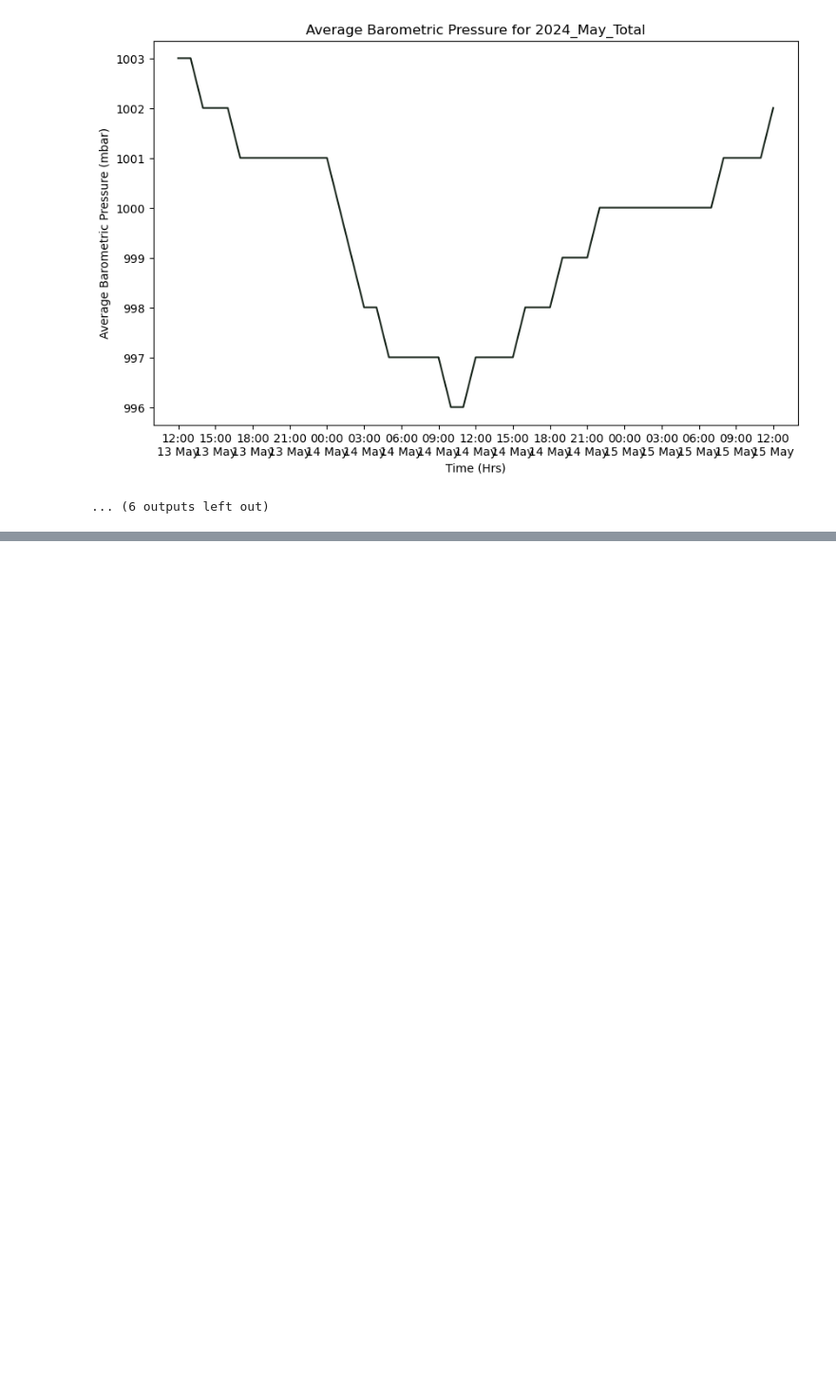
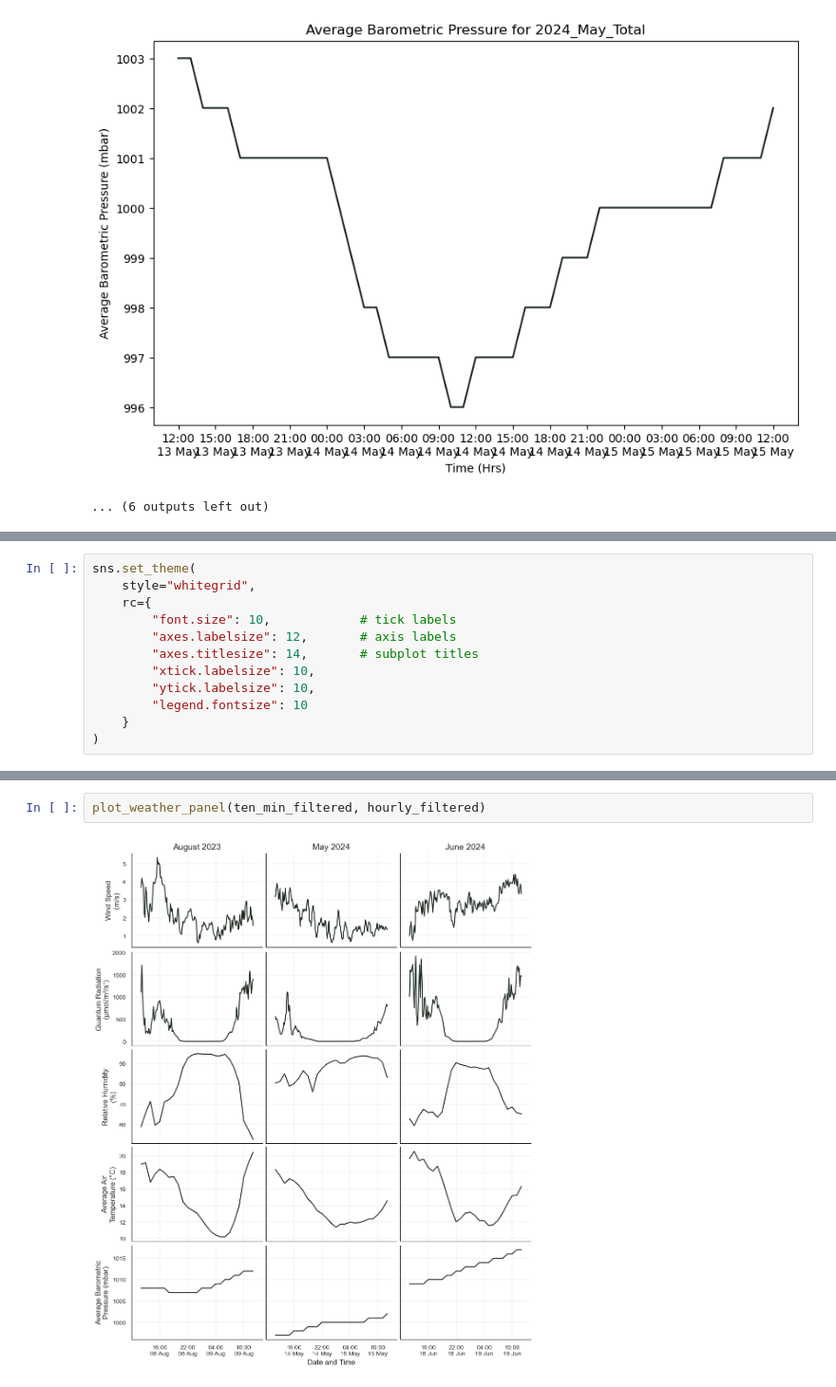
Before and after one commit to Mia-FGB/24hr_analysis, a Jupyter notebook: weather_plots.ipynb, the cells around one changed output, grey strips where cells are left out. Shown at 95% size. Drawn from its saved outputs; the diff is of its cells as text; blank space fills up the shorter version.

Commit message:
Creating a panel weather plot to match the pathogen one

```diff
--- a/weather_plots.ipynb
+++ b/weather_plots.ipynb
@@ -166,0 +169,12 @@ for collection_name, df in hourly_filtered.items():
+# %%
+sns.set_theme(
+    style="whitegrid",
+    rc={
+        "font.size": 10,            # tick labels
+        "axes.labelsize": 12,       # axis labels
+        "axes.titlesize": 14,       # subplot titles
+        "xtick.labelsize": 10,
+        "ytick.labelsize": 10,
+        "legend.fontsize": 10
+    }
+)
@@ -166,0 +270,4 @@ for collection_name, df in hourly_filtered.items():
+# %%
+plot_weather_panel(ten_min_filtered, hourly_filtered)
+# %% [output]
+[figure, added]
```
Also changed, not shown: parts of 2 cells of this notebook, 1 other file.
